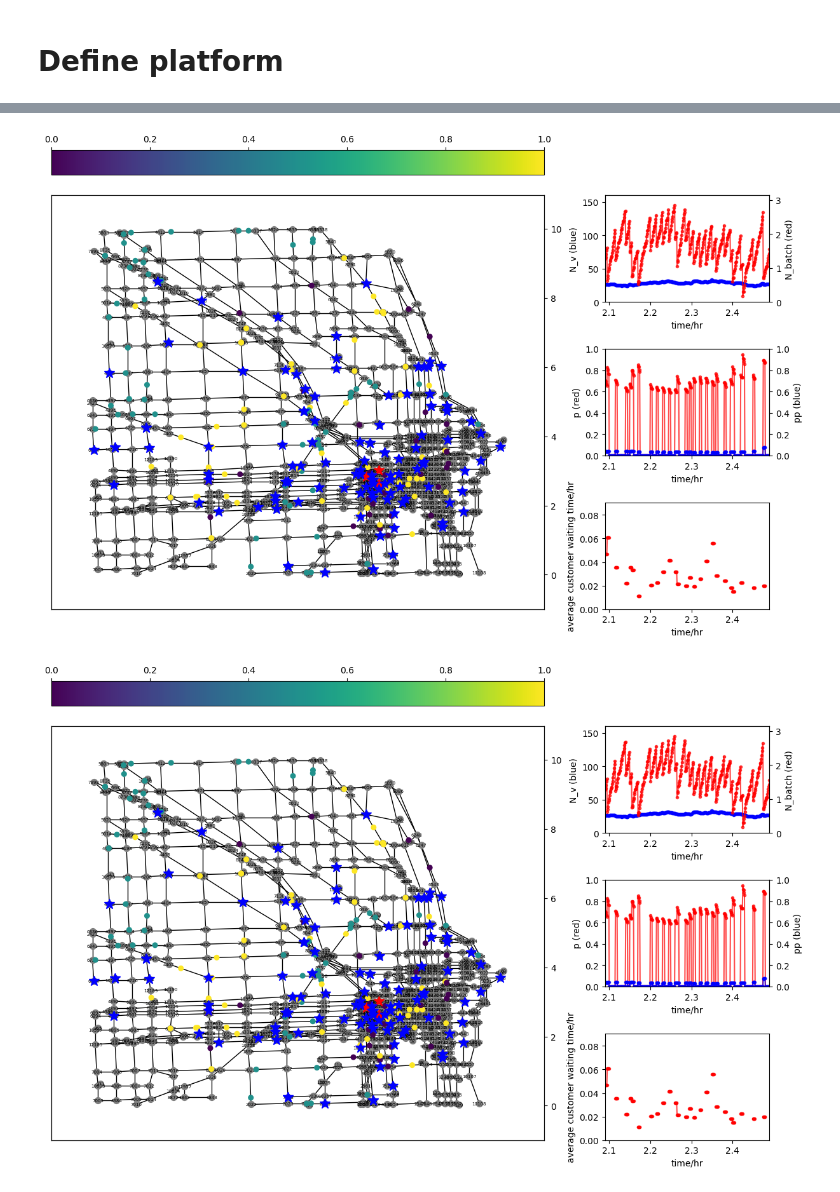
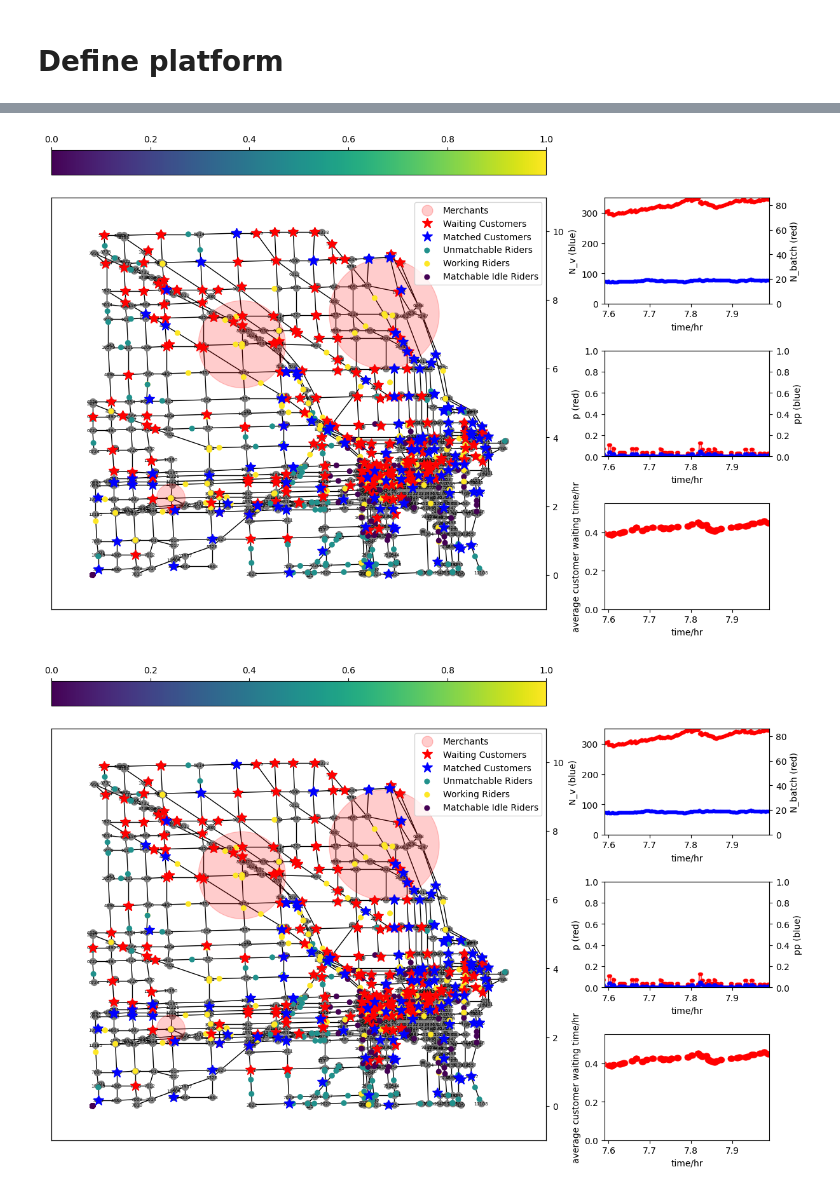
Before and after one commit to khzhang2/FD_Simulator, a Jupyter notebook: Simulator Notebook.ipynb, the cells around one changed output, grey strips where cells are left out. Drawn from its saved outputs; the diff is of its cells as text; code cells hidden in the pictures.

```diff
--- a/Simulator Notebook.ipynb
+++ b/Simulator Notebook.ipynb
@@ -157,7 +126,6 @@ class platform:
         )
 
         self.num_accumulated_order = 0
-        self.accumulated_order_which_merchant = []
         self.r = r
         self.cR = cR
         self.k = k
@@ -288,7 +256,7 @@ def move_all_riders():
 # %%
 config_set = []
 rider_set = []
-N = 450
+N = 350
 q_bar = 500
 r = 2
 cR = 5
@@ -310,7 +278,7 @@ dec_var = {
 
 merchant_node_set = [10343, 2766, 6907, 6237]
 # %%
-num_new_riders = 160
+num_new_riders = N
 
 
 num_exist_riders = len(rider_set)
@@ -391,19 +341,24 @@ ax6.set_xlabel('time/hr')
 
 nx.draw_networkx(G, pos=pos, ax=ax0, node_size=50, font_size=5, node_color='gray')
 
-scat2, = ax.plot([], [], 'r*', markersize=12)  # for waiting customers
-scat3, = ax.plot([], [], 'b*', markersize=12)  # for matched customers
+scat4 = ax.scatter([], [], color='red', alpha=0.2, label='Merchants', s=150)  # for merchants
+scat2, = ax.plot([], [], 'r*', markersize=12, label='Waiting Customers')  # for waiting customers
+scat3, = ax.plot([], [], 'b*', markersize=12, label='Matched Customers')  # for matched customers
+# riders
 color = np.ones(N) * 0.5
-scat = ax.scatter(np.random.randint(6, size=N), np.random.randint(6, size=N), s=30, c=color, vmin=0, vmax=1)
+scat = ax.scatter(np.zeros(len(rider_set)), np.zeros(len(rider_set)), s=30, c=np.ones(N) * 0.5, vmin=0, vmax=1, label='Unmatchable Riders')
+ax.scatter(np.zeros(len(rider_set)), np.zeros(len(rider_set)), s=30, c=np.ones(N), vmin=0, vmax=1, label='Working Riders')
+ax.scatter(np.zeros(len(rider_set)), np.zeros(len(rider_set)), s=30, c=np.zeros(N), vmin=0, vmax=1, label='Matchable Idle Riders')
 fig.colorbar(scat, ax=ax, location='top')
+ax.legend(loc='upper right')
 
 line2, = ax2.plot([], [], 'b.-', alpha=0.7)
 line3, = ax3.plot([], [], 'r.-', alpha=0.7)
 line4, = ax4.plot([], [], 'r.-', alpha=0.7)
 line5, = ax5.plot([], [], 'b.-', alpha=0.7)
-line6, = ax6.plot([], [], 'r.-', alpha=0.7)
+line6, = ax6.plot([], [], 'ro-', alpha=0.7)
 
-while c < 5000:
+while c < 8000:
     idle_rider_IDs = []
     for i in range(N):
         if rider_set[i].state=='idle' and rider_set[i].if_matchable:
@@ -456,48 +411,56 @@ while c < 5000:
     avg_W_cq_set.append(avg_W_cq)
 
     if c%10==0:
+        # plot merchants
+        merchant_pos = [[get_node_xy(i)[0], get_node_xy(i)[1]] for i in merchant_node_set]
+        scat4.set_offsets(np.array(merchant_pos))
+        acc_orders_by_merchant = []
+        for i in merchant_node_set:
+            acc_orders_by_merchant.append(virtual_plat.customer_df.loc[virtual_plat.customer_df['merchant_node']==i].shape[0])
+        scat4.set_sizes(150 + np.array(acc_orders_by_merchant)**2)
+
+        # plot customers
+        if virtual_plat.customer_df.shape[0]>0:
+            cust_pos = np.array(virtual_plat.customer_df[['position_x', 'position_y']].to_numpy())
+            scat2.set_data(cust_pos.T)
+        if virtual_plat.matched_customer_df.shape[0] > 0:
+            cust_pos_m = np.array(virtual_plat.matched_customer_df[['position_x', 'position_y']].to_numpy())
+            scat3.set_data(cust_pos_m.T)
+
+        # plot riders
         for i in range(N):
             if rider_set[i].state == 'idle' and rider_set[i].if_matchable:
                 color[i] = 0
             elif rider_set[i].state == 'working' or rider_set[i].state == 'stop':
                 color[i] = 1
             elif rider_set[i].state == 'idle' and rider_set[i].if_matchable==False:
                 color[i] = 0.5
-        # plot riders
         scat.set_array(color)
         scat.set_offsets(
             np.array( [ [rider_set[i].position[0], rider_set[i].position[1]] for i in range(N)] )
         )
-
-        # plot customers
-        if virtual_plat.customer_df.shape[0]>0:
-            cust_pos = np.array(virtual_plat.customer_df[['position_x', 'position_y']].to_numpy())
-            scat2.set_data(cust_pos.T)
-        if virtual_plat.matched_customer_df.shape[0]>0:
-            cust_pos_m = np.array(virtual_plat.matched_customer_df[['position_x', 'position_y']].to_numpy())
-            scat3.set_data(cust_pos_m.T)
 
         line2.set_data(x_axis, num_idle_rider_IDs_set)
         ax2.set_ylim([min(num_idle_rider_IDs_set), N])
         line3.set_data(x_axis, num_accumulated_batch_set)
         ax3.set_ylim([0, max(num_accumulated_batch_set)])
         line4.set_data(x_axis, p_set)
         line5.set_data(x_axis, pp_set)
         line6.set_data(x_axis, avg_W_cq_set)
 
         ax2.set_xlim([max(0, time - 0.4), time])
         ax3.set_xlim([max(0, time - 0.4), time])
         ax4.set_xlim([max(0, time - 0.4), time])
         ax5.set_xlim([max(0, time - 0.4), time])
         ax6.set_xlim([max(0, time - 0.4), time])
         if np.isnan(np.nanmax(avg_W_cq_set))==False:
             ax6.set_ylim([0, 1.2 * np.nanmax(avg_W_cq_set)])
 
         display.clear_output(wait=True)
         display.display(plt.gcf())
 
-        fig.savefig('./res_img/%.4f.png'%time, dpi=125)
+        fig.savefig('./res_img/%.4f.png'%time, dpi=75)
     c += 1
 # %% [output]
-[figure, old version]
+[figure, new version]
-[figure, old version]
+[figure, new version]
```
Also changed, not shown: parts of 4 cells of this notebook, 1 other file.
